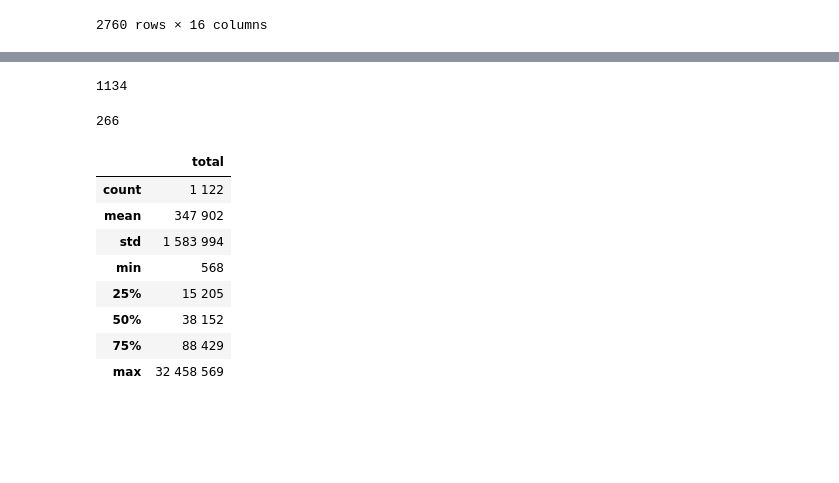
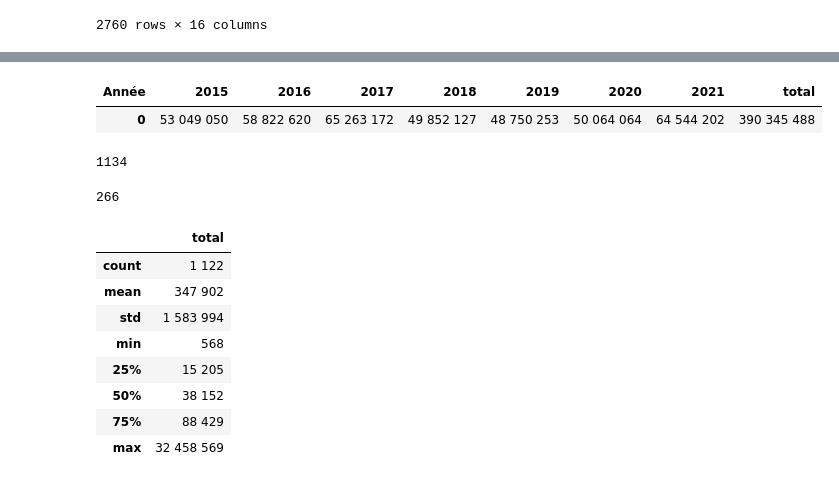
Before and after one commit to taniki/plateformisation-medias, a Jupyter notebook: aides.ipynb, the cells around one changed output, grey strips where cells are left out. Saved outputs shown, nothing was run; the diff lists cells and outputs as text; code cells hidden in the pictures; blank space fills up the shorter version.

Commit message:
ajoute la somme par année et un calcul des parts de chaque titre

```diff
--- a/aides.ipynb
+++ b/aides.ipynb
@@ -67,6 +67,18 @@ aides_annee = (
 | PARIS MATCH | 384 126 |  | 480 946 | 464 628 | 362 134 |  |  | 1 691 834 |
 # %%
 aides_annee.sort_values('total', ascending = False).to_csv('datasets/aides-annees.csv')
+# %%
+aides_annee_total = (
+    aides_annee
+    .sum()
+    .to_frame()
+    .T
+)
+
+aides_annee_total.pipe(format_table)
+# %% [output]
+| Année | 2015 | 2016 | 2017 | 2018 | 2019 | 2020 | 2021 | total |
+| 0 | 53 049 050 | 58 822 620 | 65 263 172 | 49 852 127 | 48 750 253 | 50 064 064 | 64 544 202 | 390 345 488 |
 # %%
 len(aides_annee)
 # %% [output]
```
Also changed, not shown: parts of 2 cells of this notebook.
